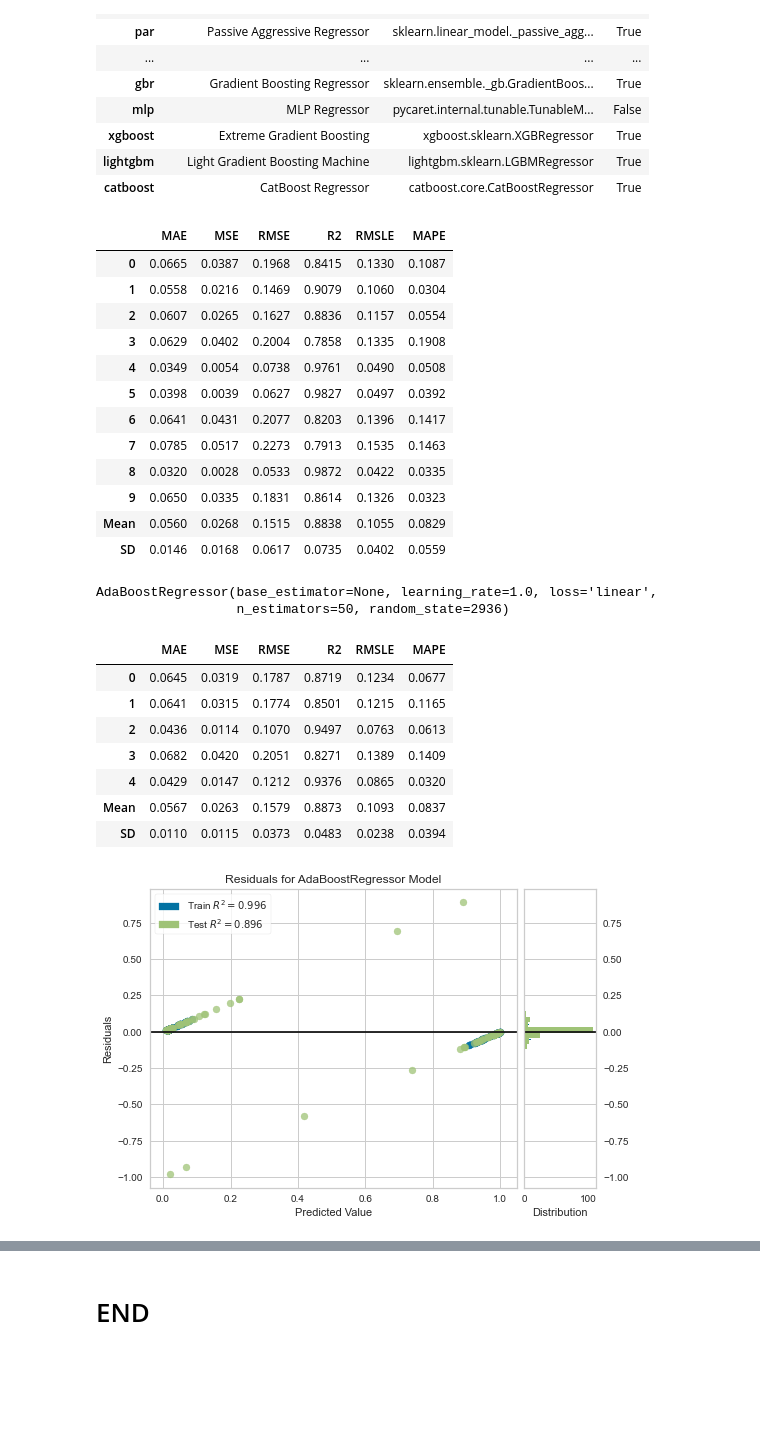
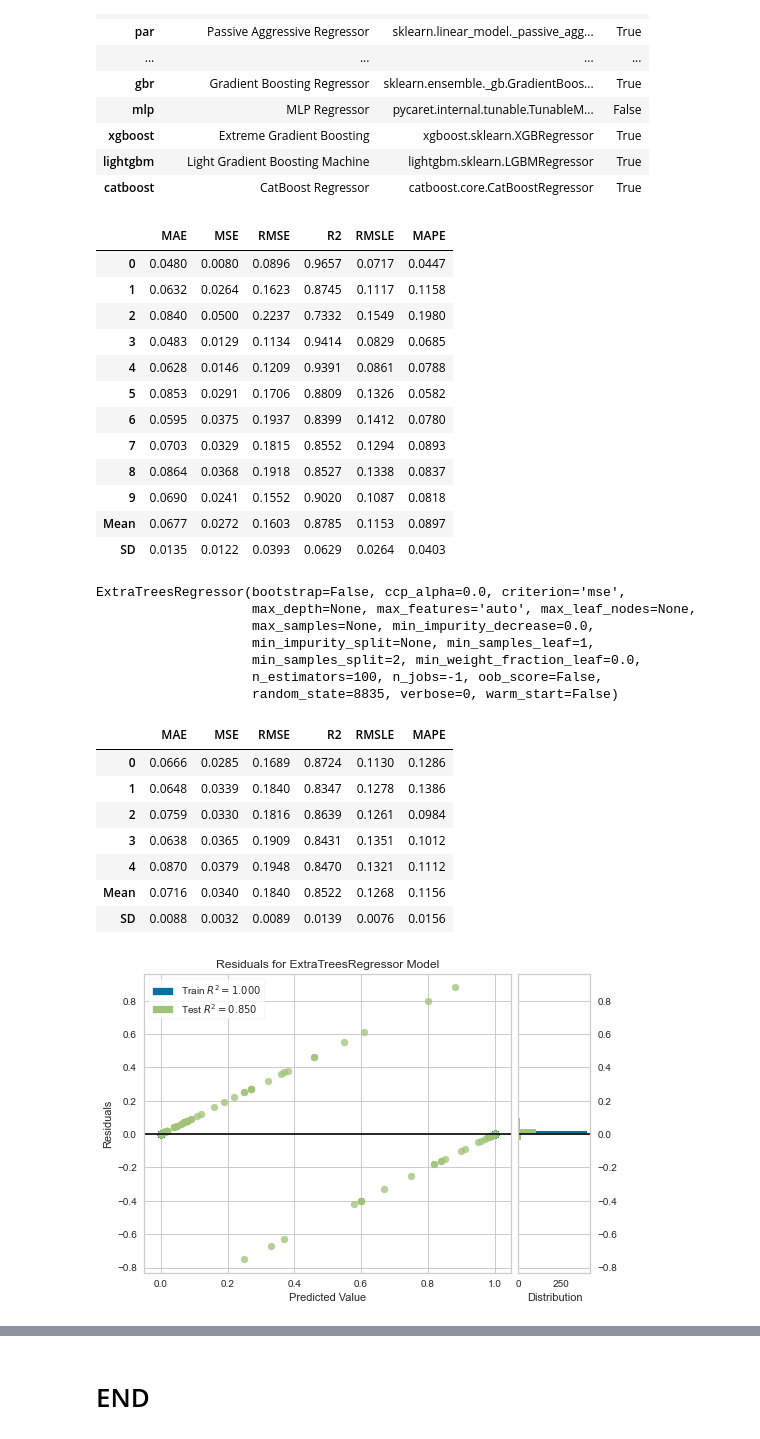
Before and after one commit to williamcararo/Machine-Learning, a Jupyter notebook: Machine Learning - Cancer de mama .ipynb, the cells around one changed output, grey strips where cells are left out. Drawn from its saved outputs; the diff is of its cells as text; code cells hidden in the pictures; blank space fills up the shorter version.

```diff
--- a/Machine Learning - Cancer de mama .ipynb
+++ b/Machine Learning - Cancer de mama .ipynb
@@ -310,37 +414,42 @@ models()
 | catboost | CatBoost Regressor | catboost.core.CatBoostRegressor | True |
 # %%
 #Create a train adaboost classifier
-adaboost= create_model('ada', fold=10)
-print(adaboost)
+et= create_model('et', fold=10)
+print(et)
 # %% [output]
 |  | MAE | MSE | RMSE | R2 | RMSLE | MAPE |
-| 0 | 0.0665 | 0.0387 | 0.1968 | 0.8415 | 0.1330 | 0.1087 |
-| 1 | 0.0558 | 0.0216 | 0.1469 | 0.9079 | 0.1060 | 0.0304 |
-| 2 | 0.0607 | 0.0265 | 0.1627 | 0.8836 | 0.1157 | 0.0554 |
-| 3 | 0.0629 | 0.0402 | 0.2004 | 0.7858 | 0.1335 | 0.1908 |
-| 4 | 0.0349 | 0.0054 | 0.0738 | 0.9761 | 0.0490 | 0.0508 |
-| 5 | 0.0398 | 0.0039 | 0.0627 | 0.9827 | 0.0497 | 0.0392 |
-| 6 | 0.0641 | 0.0431 | 0.2077 | 0.8203 | 0.1396 | 0.1417 |
-| 7 | 0.0785 | 0.0517 | 0.2273 | 0.7913 | 0.1535 | 0.1463 |
-| 8 | 0.0320 | 0.0028 | 0.0533 | 0.9872 | 0.0422 | 0.0335 |
-| 9 | 0.0650 | 0.0335 | 0.1831 | 0.8614 | 0.1326 | 0.0323 |
-| Mean | 0.0560 | 0.0268 | 0.1515 | 0.8838 | 0.1055 | 0.0829 |
-| SD | 0.0146 | 0.0168 | 0.0617 | 0.0735 | 0.0402 | 0.0559 |
+| 0 | 0.0480 | 0.0080 | 0.0896 | 0.9657 | 0.0717 | 0.0447 |
+| 1 | 0.0632 | 0.0264 | 0.1623 | 0.8745 | 0.1117 | 0.1158 |
+| 2 | 0.0840 | 0.0500 | 0.2237 | 0.7332 | 0.1549 | 0.1980 |
+| 3 | 0.0483 | 0.0129 | 0.1134 | 0.9414 | 0.0829 | 0.0685 |
+| 4 | 0.0628 | 0.0146 | 0.1209 | 0.9391 | 0.0861 | 0.0788 |
+| 5 | 0.0853 | 0.0291 | 0.1706 | 0.8809 | 0.1326 | 0.0582 |
+| 6 | 0.0595 | 0.0375 | 0.1937 | 0.8399 | 0.1412 | 0.0780 |
+| 7 | 0.0703 | 0.0329 | 0.1815 | 0.8552 | 0.1294 | 0.0893 |
+| 8 | 0.0864 | 0.0368 | 0.1918 | 0.8527 | 0.1338 | 0.0837 |
+| 9 | 0.0690 | 0.0241 | 0.1552 | 0.9020 | 0.1087 | 0.0818 |
+| Mean | 0.0677 | 0.0272 | 0.1603 | 0.8785 | 0.1153 | 0.0897 |
+| SD | 0.0135 | 0.0122 | 0.0393 | 0.0629 | 0.0264 | 0.0403 |
-AdaBoostRegressor(base_estimator=None, learning_rate=1.0, loss='linear',
-                  n_estimators=50, random_state=2936)
+ExtraTreesRegressor(bootstrap=False, ccp_alpha=0.0, criterion='mse',
+                    max_depth=None, max_features='auto', max_leaf_nodes=None,
+                    max_samples=None, min_impurity_decrease=0.0,
+                    min_impurity_split=None, min_samples_leaf=1,
+                    min_samples_split=2, min_weight_fraction_leaf=0.0,
+                    n_estimators=100, n_jobs=-1, oob_score=False,
+                    random_state=8835, verbose=0, warm_start=False)
 # %%
-tuned_ada = tune_model(adaboost,fold=5)
+tuned_ada = tune_model(et,fold=5)
 # %% [output]
 |  | MAE | MSE | RMSE | R2 | RMSLE | MAPE |
-| 0 | 0.0645 | 0.0319 | 0.1787 | 0.8719 | 0.1234 | 0.0677 |
-| 1 | 0.0641 | 0.0315 | 0.1774 | 0.8501 | 0.1215 | 0.1165 |
-| 2 | 0.0436 | 0.0114 | 0.1070 | 0.9497 | 0.0763 | 0.0613 |
-| 3 | 0.0682 | 0.0420 | 0.2051 | 0.8271 | 0.1389 | 0.1409 |
-| 4 | 0.0429 | 0.0147 | 0.1212 | 0.9376 | 0.0865 | 0.0320 |
-| Mean | 0.0567 | 0.0263 | 0.1579 | 0.8873 | 0.1093 | 0.0837 |
-| SD | 0.0110 | 0.0115 | 0.0373 | 0.0483 | 0.0238 | 0.0394 |
+| 0 | 0.0666 | 0.0285 | 0.1689 | 0.8724 | 0.1130 | 0.1286 |
+| 1 | 0.0648 | 0.0339 | 0.1840 | 0.8347 | 0.1278 | 0.1386 |
+| 2 | 0.0759 | 0.0330 | 0.1816 | 0.8639 | 0.1261 | 0.0984 |
+| 3 | 0.0638 | 0.0365 | 0.1909 | 0.8431 | 0.1351 | 0.1012 |
+| 4 | 0.0870 | 0.0379 | 0.1948 | 0.8470 | 0.1321 | 0.1112 |
+| Mean | 0.0716 | 0.0340 | 0.1840 | 0.8522 | 0.1268 | 0.1156 |
+| SD | 0.0088 | 0.0032 | 0.0089 | 0.0139 | 0.0076 | 0.0156 |
 # %%
-plot_model(adaboost)
+plot_model(et)
 # %% [output]
-[figure, old version]
+[figure, new version]
 # %%
```
Also changed, not shown: parts of 16 cells of this notebook.
